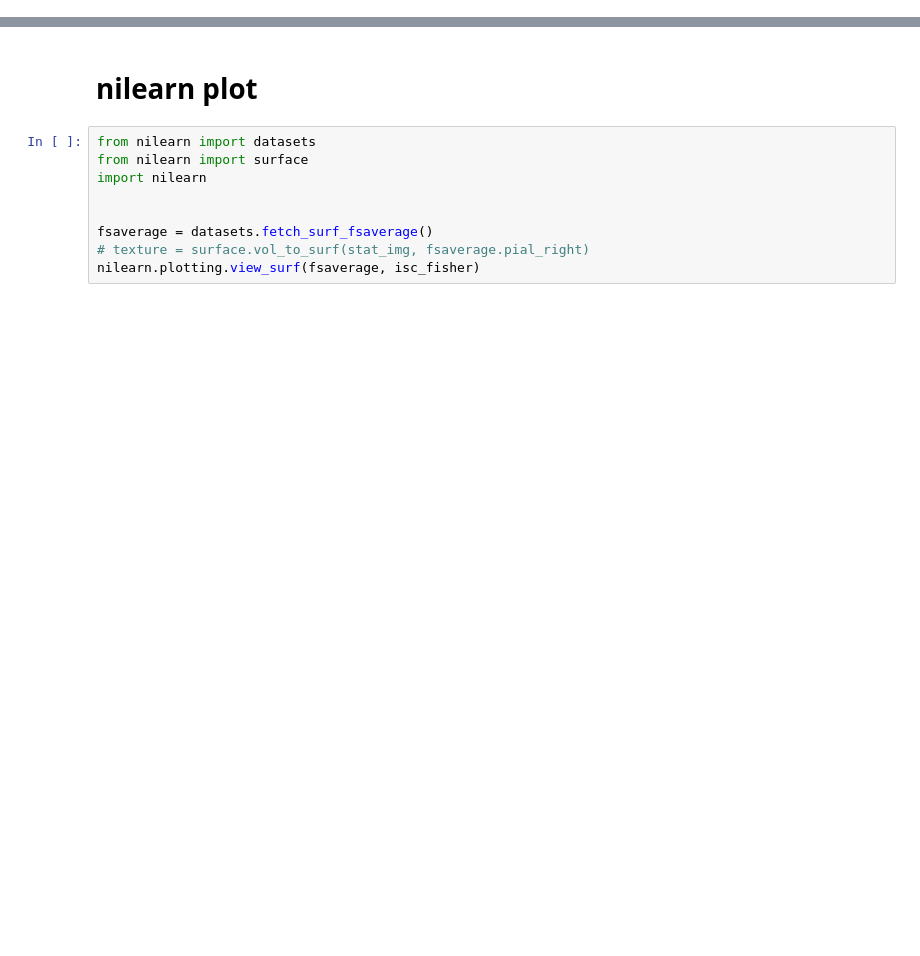
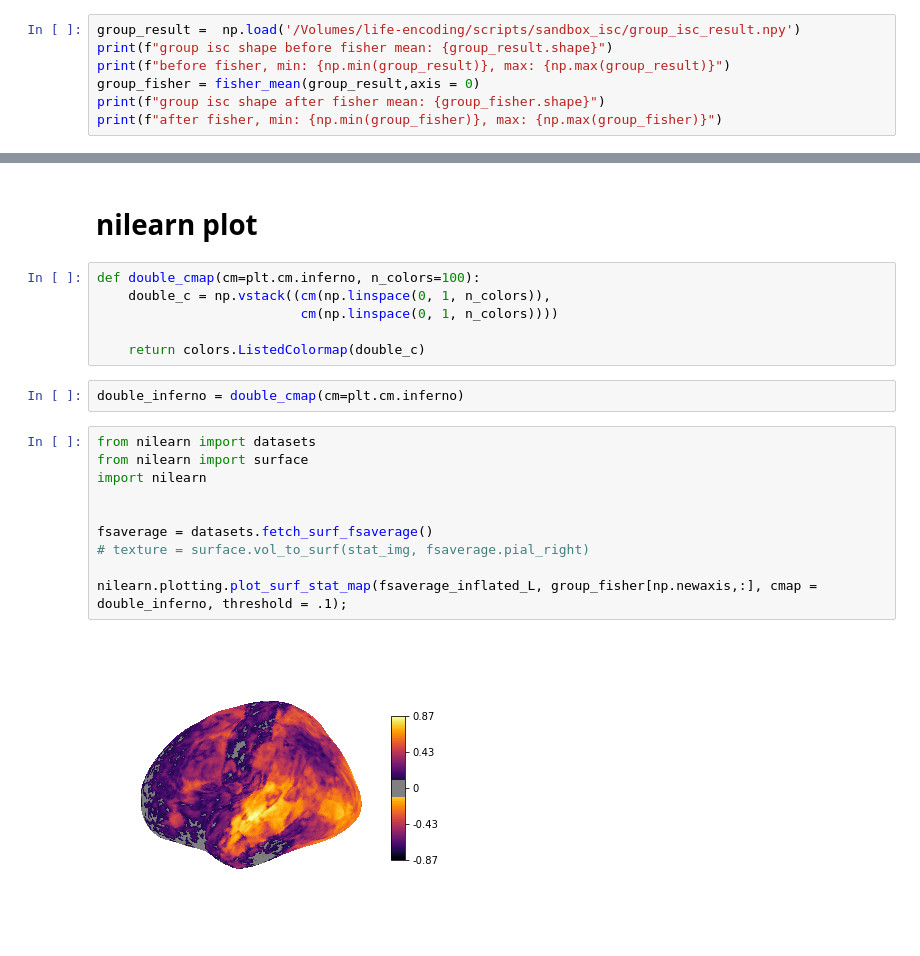
Before and after one commit to jungheejung/life-encoding, a Jupyter notebook: scripts/utils/check_isc.ipynb, the cells around one changed output, grey strips where cells are left out. Drawn from its saved outputs; the diff is of its cells as text; blank space fills up the shorter version.

```diff
--- a/scripts/utils/check_isc.ipynb
+++ b/scripts/utils/check_isc.ipynb
@@ -197,0 +187,7 @@ def fisher_mean(correlation, axis=None):
+# %%
+group_result =  np.load('/Volumes/life-encoding/scripts/sandbox_isc/group_isc_result.npy')
+print(f"group isc shape before fisher mean: {group_result.shape}")
+print(f"before fisher, min: {np.min(group_result)}, max: {np.max(group_result)}")
+group_fisher = fisher_mean(group_result,axis = 0)
+print(f"group isc shape after fisher mean: {group_fisher.shape}")
+print(f"after fisher, min: {np.min(group_fisher)}, max: {np.max(group_fisher)}")
@@ -245,11 +240,22 @@ plt.show()
 # %% [markdown]
 # nilearn plot
+# %%
+def double_cmap(cm=plt.cm.inferno, n_colors=100):
+    double_c = np.vstack((cm(np.linspace(0, 1, n_colors)),
+                          cm(np.linspace(0, 1, n_colors))))
+
+    return colors.ListedColormap(double_c)
+# %%
+double_inferno = double_cmap(cm=plt.cm.inferno)
 # %%
 from nilearn import datasets
 from nilearn import surface
 import nilearn
 
 
 fsaverage = datasets.fetch_surf_fsaverage()
 # texture = surface.vol_to_surf(stat_img, fsaverage.pial_right)
-nilearn.plotting.view_surf(fsaverage, isc_fisher)
+
+nilearn.plotting.plot_surf_stat_map(fsaverage_inflated_L, group_fisher[np.newaxis,:], cmap = double_inferno, threshold = .1);
+# %% [output]
+[figure, added]
```
Also changed, not shown: parts of 18 cells of this notebook.
